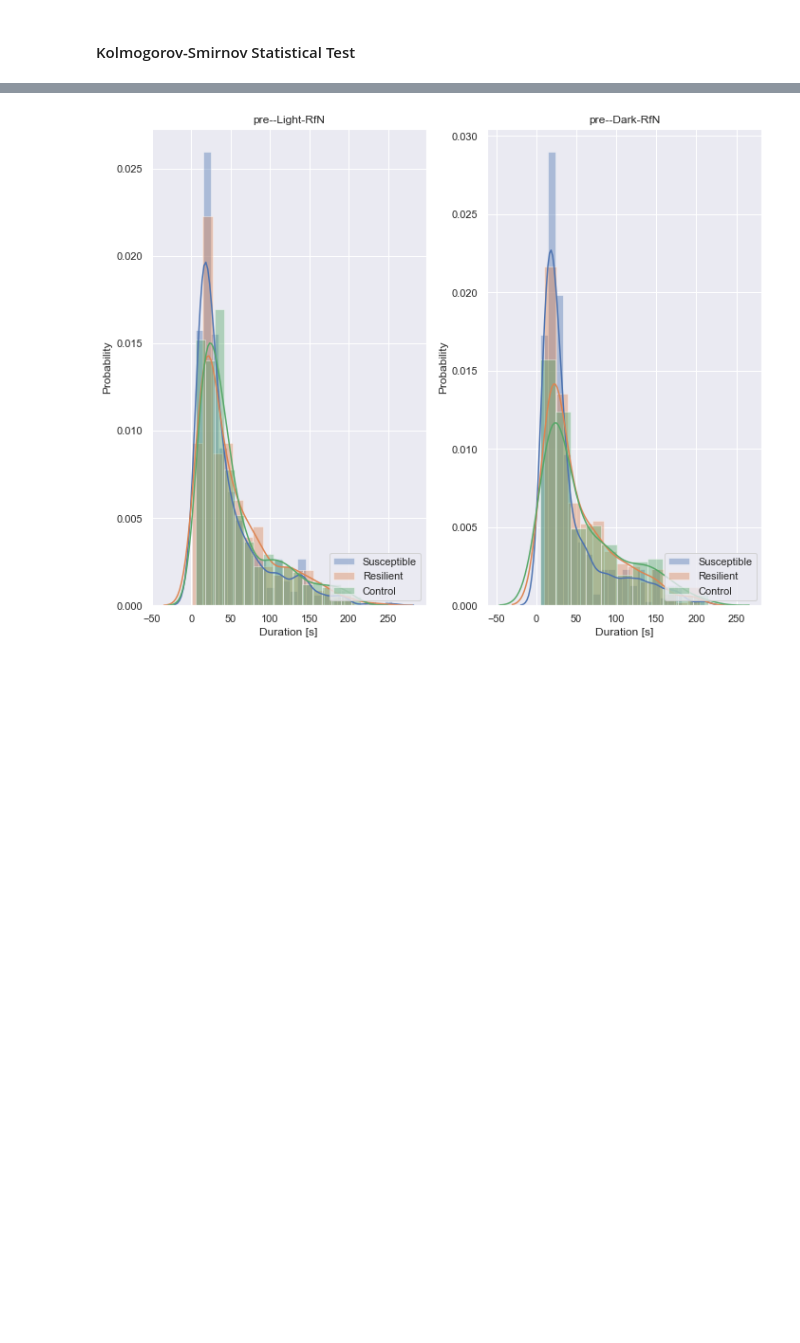
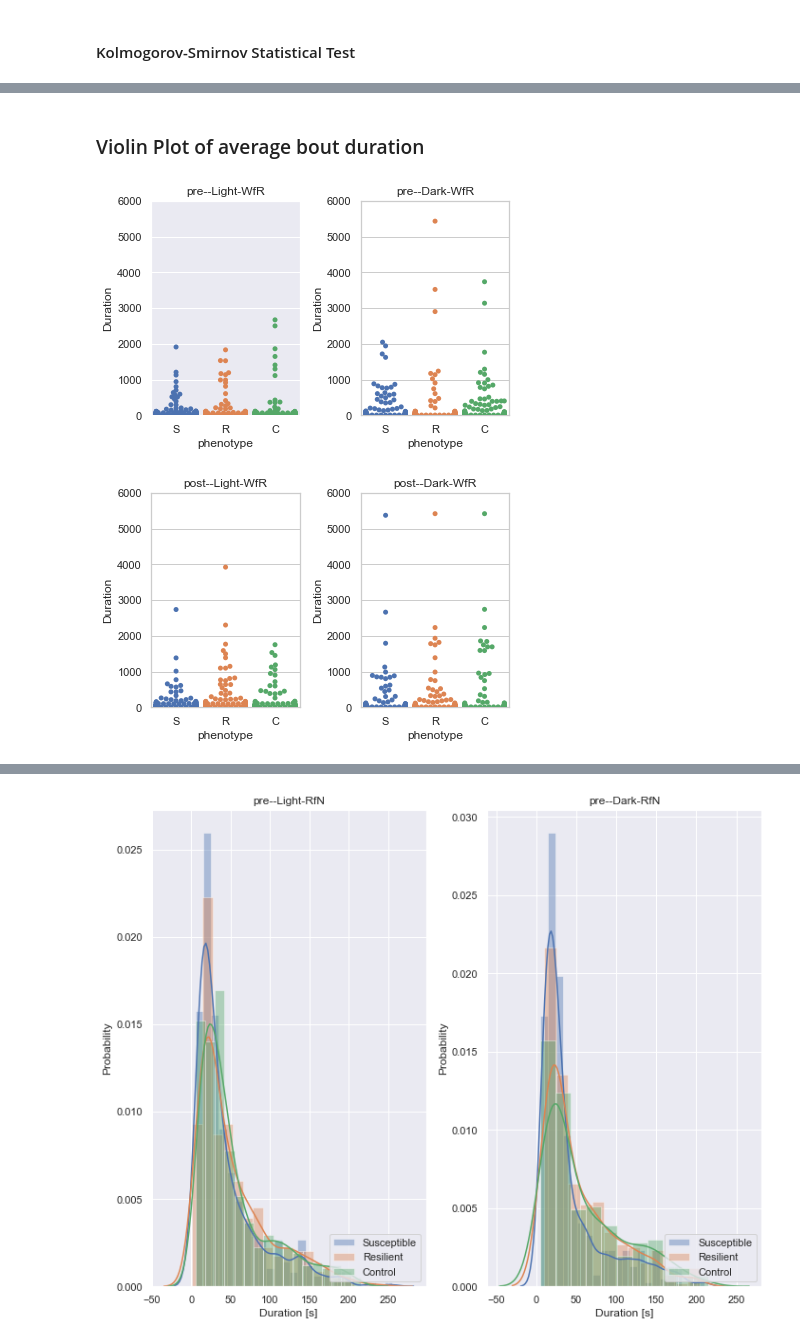
Before and after one commit to basmarad/Modeling-sleep-wake-states-, a Jupyter notebook: Vigilances_States_analysis.ipynb, the cells around one changed output, grey strips where cells are left out. Saved outputs shown, nothing was run; the diff lists cells and outputs as text; code cells hidden in the pictures; blank space fills up the shorter version.

```diff
--- a/Vigilances_States_analysis.ipynb
+++ b/Vigilances_States_analysis.ipynb
@@ -490,0 +439,42 @@ Kolmogorov-Smirnov test between ks_2samp(l_Susceptible, l_Control)) Ks_2sampResu
+# %% [markdown]
+### Violin Plot of average bout duration
+# %%
+def plot_violin(phase,condition,state,direction, transition,measure):
+
+    dur_dict = {}
+
+    l_Susceptible = list_phenotypes_per_phase_cond(phenotype ='Susceptible', phase=phase, condition = condition,state = state, direction=direction, transition=transition,measure=measure)
+    l_Resilient = list_phenotypes_per_phase_cond(phenotype ='Resilient', phase=phase, condition = condition,state = state, direction=direction, transition=transition,measure=measure)
+    l_Control = list_phenotypes_per_phase_cond(phenotype ='Control', phase=phase, condition = condition,state = state, direction=direction, transition=transition,measure=measure)
+
+    dur_dict = {'Duration':l_Susceptible + l_Resilient + l_Control,
+                'phenotype':['S']*len(l_Susceptible) + ['R']*len(l_Resilient) + ['C']*len(l_Control)}
+
+    df_dur = pd.DataFrame.from_dict(dur_dict, orient='index').T
+
+    sns.set(style = 'whitegrid')
+    #ax = sns.boxplot(data = df_dur, x = 'phenotype', y = 'Duration', hue = 'phenotype')
+    ax = sns.swarmplot(data = df_dur,    x = 'phenotype', y = 'Duration', hue = 'phenotype')
+    plt.title(condition + "-" + "-" + phase + "-"+ transition)
+    ax.legend_.remove()
+# %%
+phase = ['Light','Dark']
+condition =['pre','post']
+direction = 'From'
+state = 'Wake'
+transition = 'WfR'
+measure = 'Duration'
+
+
+for c in condition:
+    i = 1
+    for p in phase:
+        _ = plt.subplot(1,2,i)
+        plot_violin(p, c,state, direction, transition,measure)
+        i+=1
+        plt.tight_layout()
+        plt.ylim([0,6000])
+    plt.show()
+# %% [output]
+[figure, added]
+[figure, added]
```
Also changed, not shown: parts of 56 cells of this notebook.
